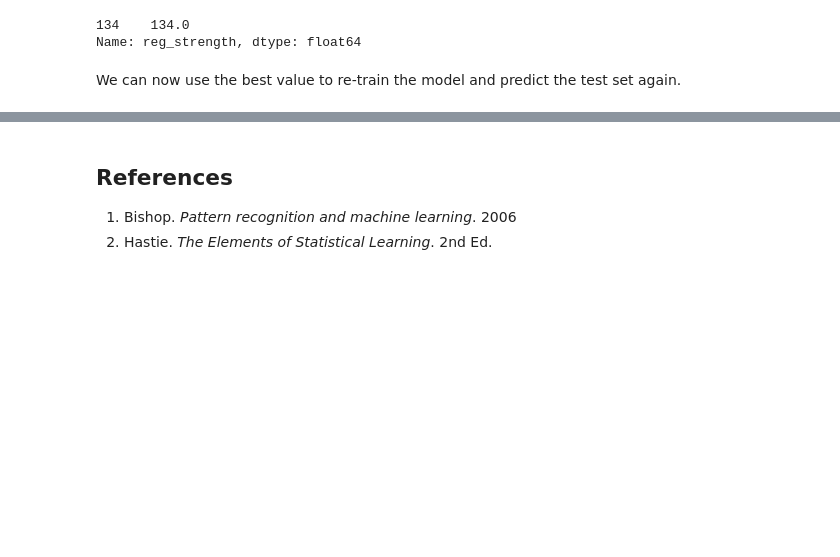
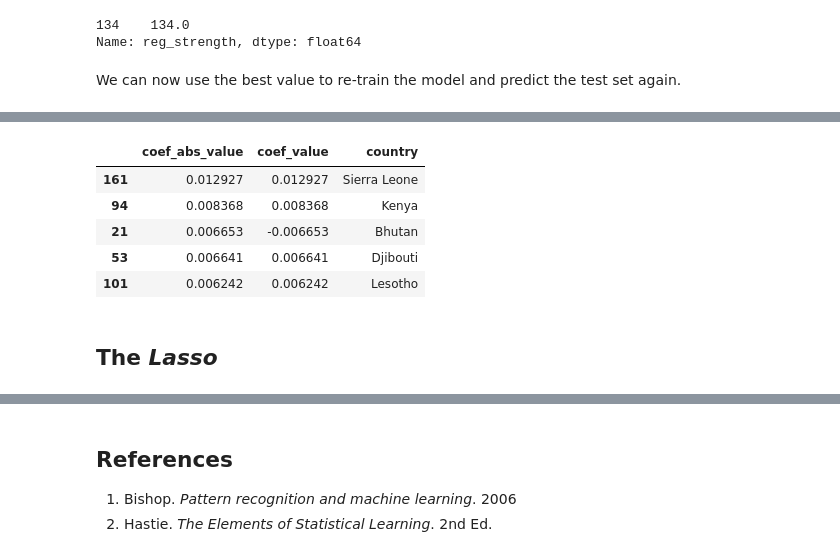
Before and after one commit to jadianes/data-science-your-way, a Jupyter notebook: 05-regularisation/regularisation-py.ipynb, the cells around one changed output, grey strips where cells are left out. Cells and saved outputs as stored; diff of their text form; code cells hidden in the pictures; blank space fills up the shorter version.

```diff
--- a/05-regularisation/regularisation-py.ipynb
+++ b/05-regularisation/regularisation-py.ipynb
@@ -272,0 +271,17 @@ We can see that the improvement happens also with the test set. It is not a huge
+# %%
+coef_abs_value = [abs(c) for c in best_ridge_model.coef_]
+coefs_df = pd.DataFrame({
+    'coef_abs_value': coef_abs_value,
+    'coef_value': best_ridge_model.coef_,
+    'country': X_train.columns
+})
+coefs_df.sort_values(by=['coef_abs_value'], ascending=False).head(5)
+# %% [output]
+|  | coef_abs_value | coef_value | country |
+| 161 | 0.012927 | 0.012927 | Sierra Leone |
+| 94 | 0.008368 | 0.008368 | Kenya |
+| 21 | 0.006653 | -0.006653 | Bhutan |
+| 53 | 0.006641 | 0.006641 | Djibouti |
+| 101 | 0.006242 | 0.006242 | Lesotho |
+# %% [markdown]
+## The *Lasso*
```
Also changed, not shown: parts of 22 cells of this notebook.
